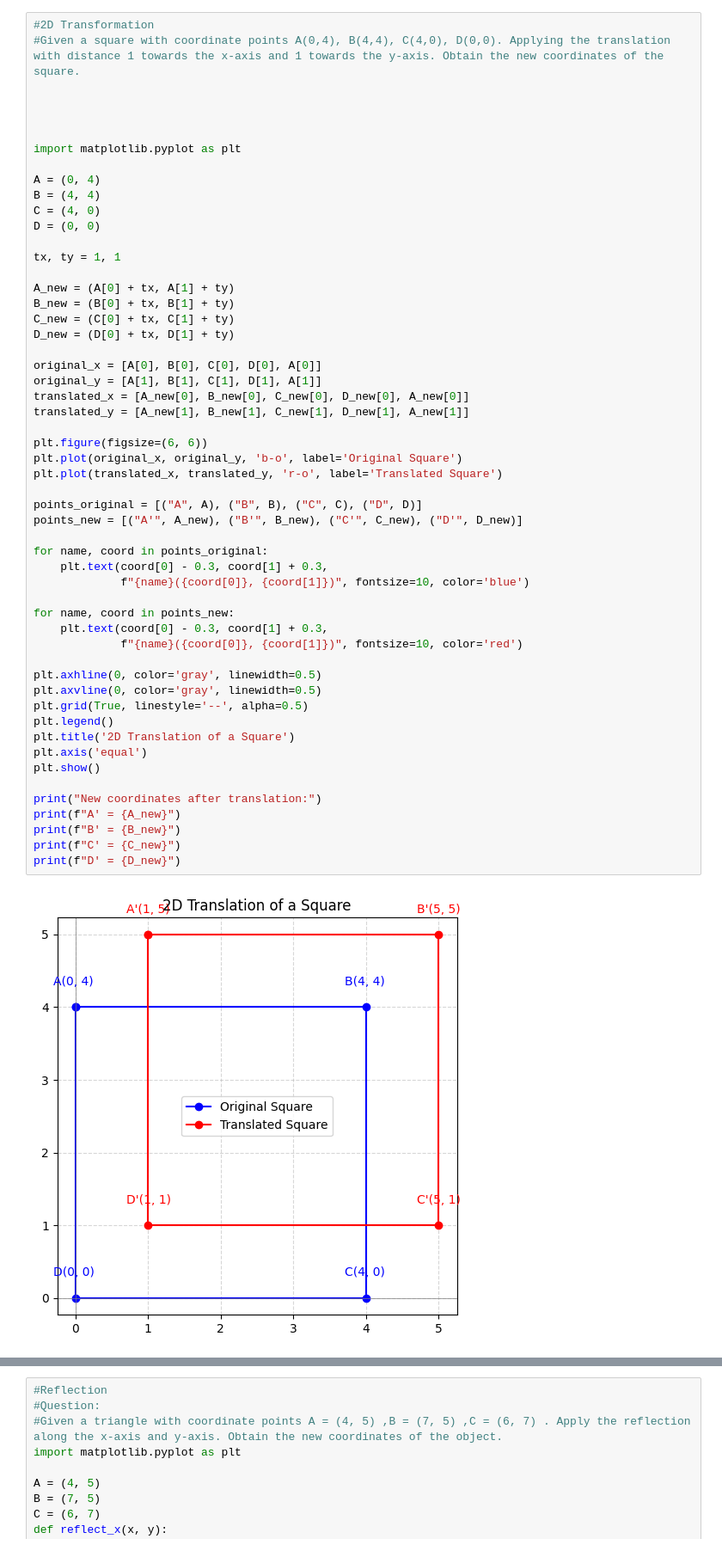
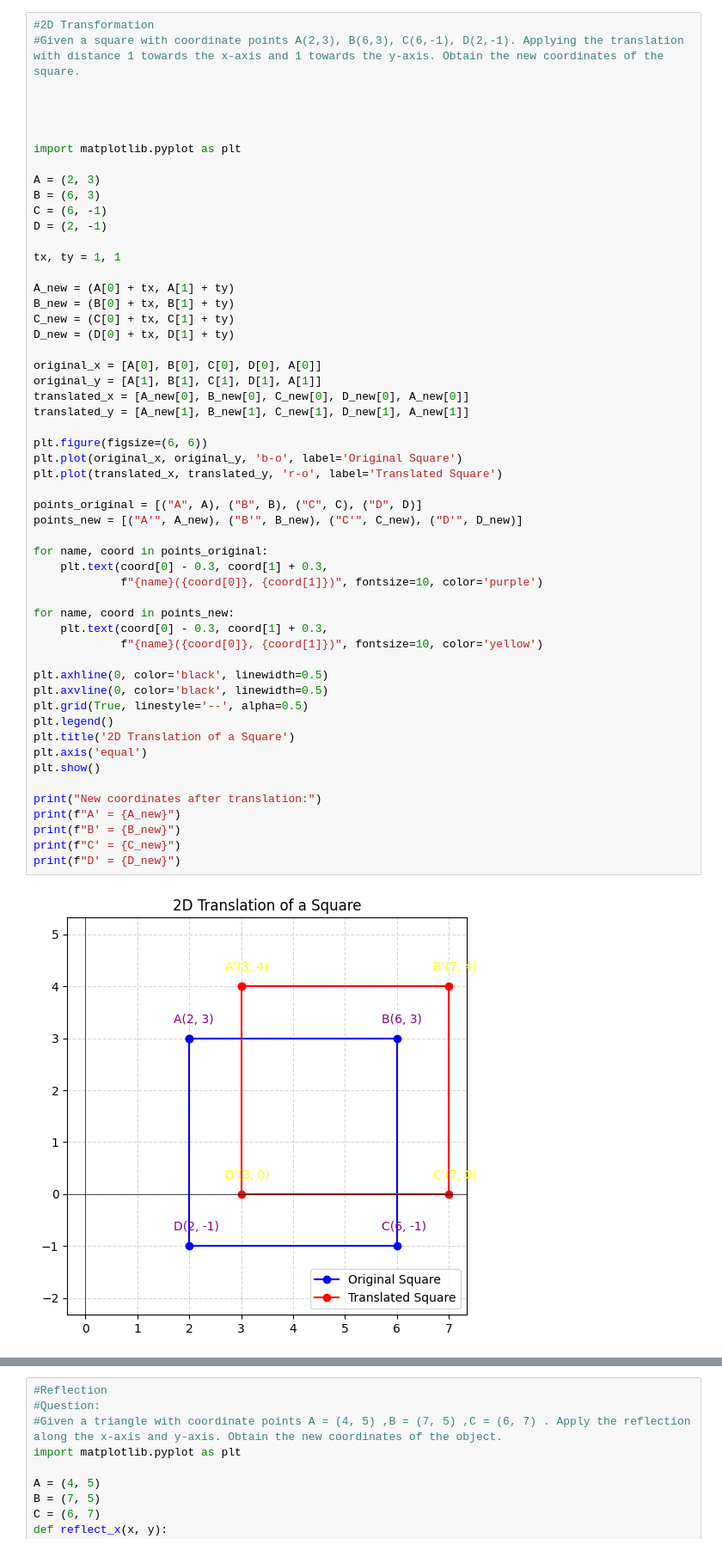
Before and after one commit to meeddhaa/computer_graphics, a Jupyter notebook: Computergraphics.ipynb, the cells around one changed output, grey strips where cells are left out. Shown at 86% size. Saved outputs shown, nothing was run; the diff lists cells and outputs as text.

```diff
--- a/Computergraphics.ipynb
+++ b/Computergraphics.ipynb
@@ -295,17 +296,17 @@ Calculated Points (Mid-Point Circle Drawing):
 [figure]
 # %%
 #2D Transformation
-#Given a square with coordinate points A(0,4), B(4,4), C(4,0), D(0,0). Applying the translation with distance 1 towards the x-axis and 1 towards the y-axis. Obtain the new coordinates of the square.
+#Given a square with coordinate points A(2,3), B(6,3), C(6,-1), D(2,-1). Applying the translation with distance 1 towards the x-axis and 1 towards the y-axis. Obtain the new coordinates of the square.
 
 
 
 
 import matplotlib.pyplot as plt
 
-A = (0, 4)
-B = (4, 4)
-C = (4, 0)
-D = (0, 0)
+A = (2, 3)
+B = (6, 3)
+C = (6, -1)
+D = (2, -1)
 
 tx, ty = 1, 1
 
@@ -317,36 +318,36 @@ D_new = (D[0] + tx, D[1] + ty)
 original_x = [A[0], B[0], C[0], D[0], A[0]]
 original_y = [A[1], B[1], C[1], D[1], A[1]]
 translated_x = [A_new[0], B_new[0], C_new[0], D_new[0], A_new[0]]
 translated_y = [A_new[1], B_new[1], C_new[1], D_new[1], A_new[1]]
 
 plt.figure(figsize=(6, 6))
 plt.plot(original_x, original_y, 'b-o', label='Original Square')
 plt.plot(translated_x, translated_y, 'r-o', label='Translated Square')
 
 points_original = [("A", A), ("B", B), ("C", C), ("D", D)]
 points_new = [("A'", A_new), ("B'", B_new), ("C'", C_new), ("D'", D_new)]
 
 for name, coord in points_original:
     plt.text(coord[0] - 0.3, coord[1] + 0.3,
-             f"{name}({coord[0]}, {coord[1]})", fontsize=10, color='blue')
+             f"{name}({coord[0]}, {coord[1]})", fontsize=10, color='purple')
 
 for name, coord in points_new:
     plt.text(coord[0] - 0.3, coord[1] + 0.3,
-             f"{name}({coord[0]}, {coord[1]})", fontsize=10, color='red')
+             f"{name}({coord[0]}, {coord[1]})", fontsize=10, color='yellow')
 
-plt.axhline(0, color='gray', linewidth=0.5)
-plt.axvline(0, color='gray', linewidth=0.5)
+plt.axhline(0, color='black', linewidth=0.5)
+plt.axvline(0, color='black', linewidth=0.5)
 plt.grid(True, linestyle='--', alpha=0.5)
 plt.legend()
 plt.title('2D Translation of a Square')
 plt.axis('equal')
 plt.show()
 
 print("New coordinates after translation:")
 print(f"A' = {A_new}")
 print(f"B' = {B_new}")
 print(f"C' = {C_new}")
 print(f"D' = {D_new}")
 # %% [output]
-[figure, old version]
+[figure, new version]
 New coordinates after translation:
```
Also changed, not shown: parts of 7 cells of this notebook.
